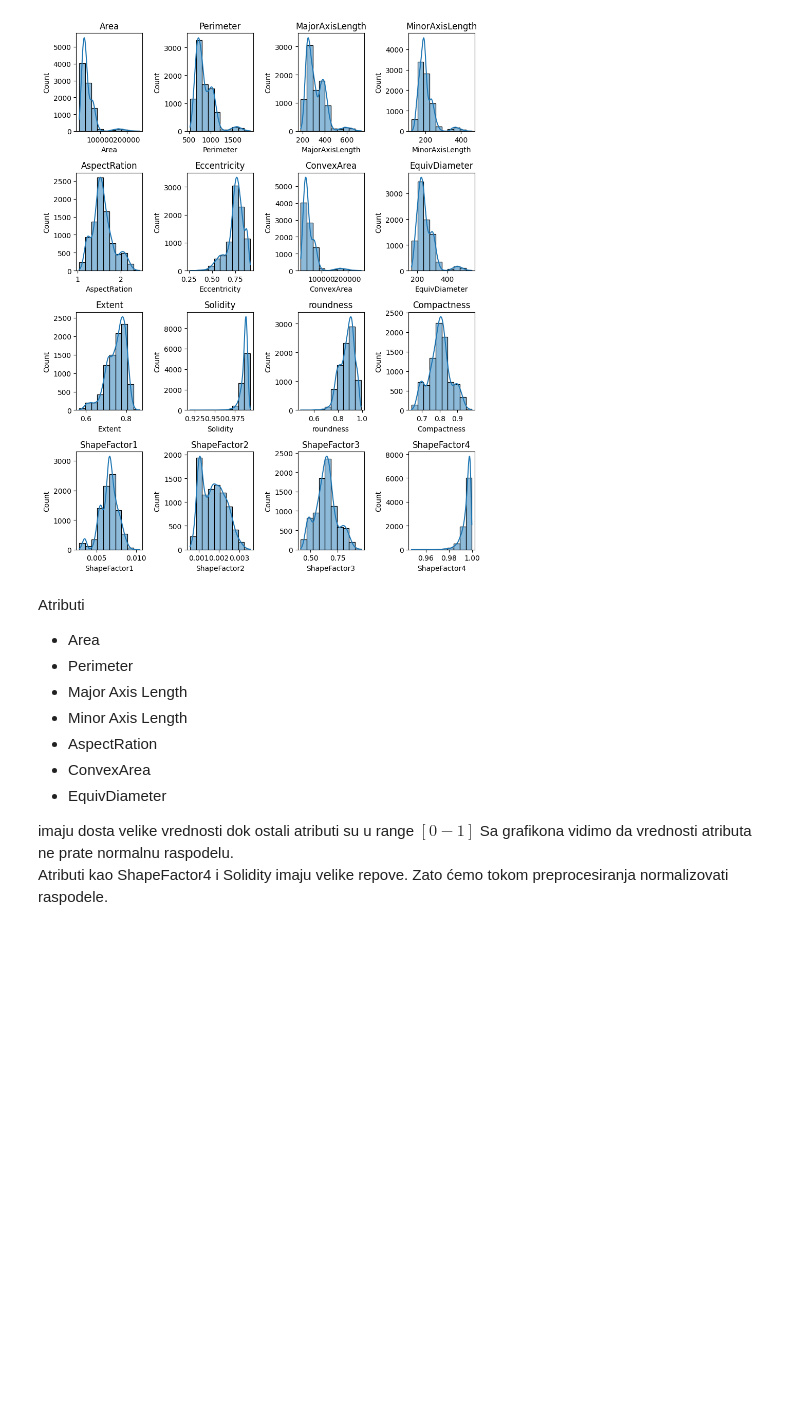
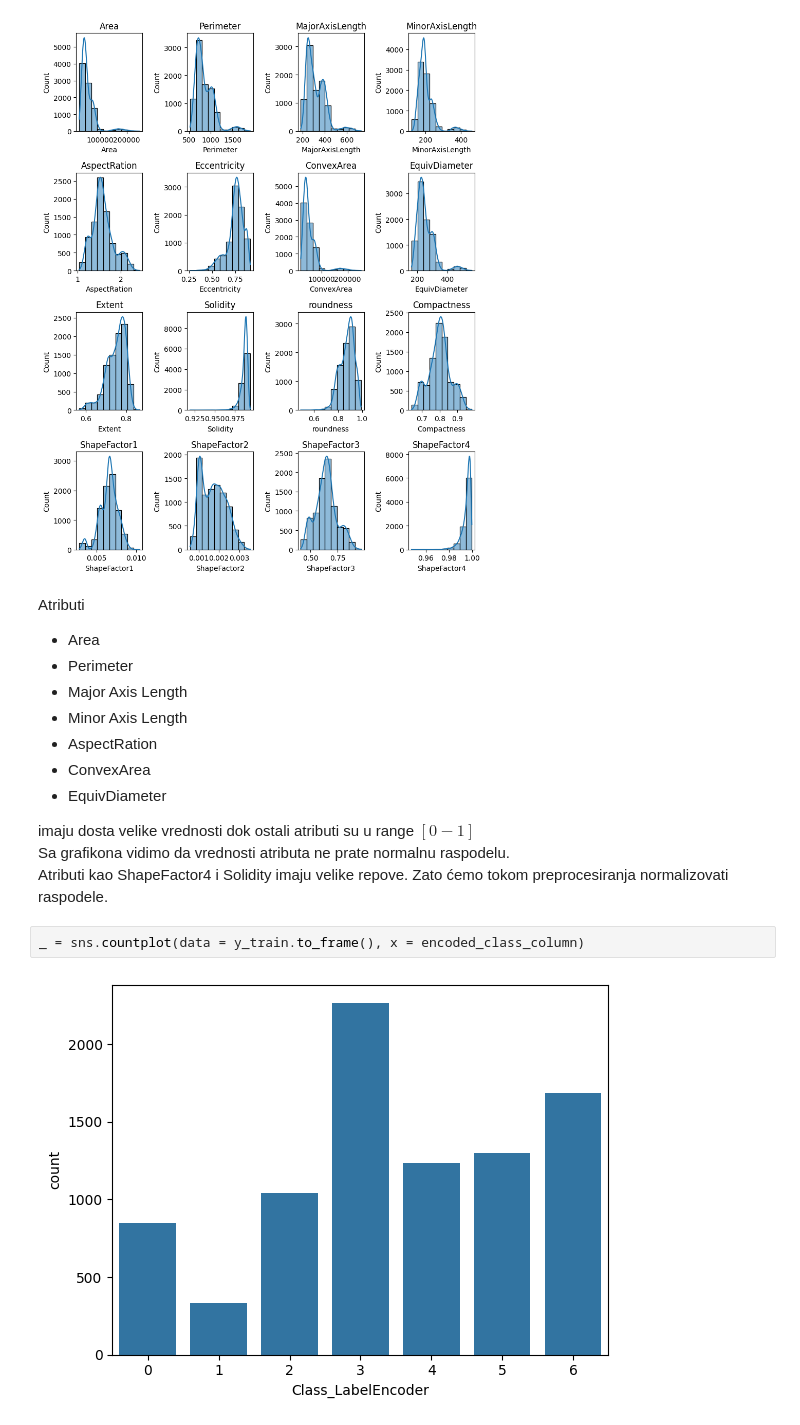
Before and after one commit to danilo-milosevic/DataDenoising, a Jupyter notebook: Denoising.ipynb, the cells around one changed output. Cells and saved outputs as stored; diff of their text form; blank space fills up the shorter version.

Commit message:
Refactor attributes and class count graphing

```diff
--- a/Denoising.ipynb
+++ b/Denoising.ipynb
@@ -135,6 +136,10 @@ Atributi
 - ConvexArea
 - EquivDiameter
 
-imaju dosta velike vrednosti dok ostali atributi su u range $[0-1]$
+imaju dosta velike vrednosti dok ostali atributi su u range $[0-1]$ \
 Sa grafikona vidimo da vrednosti atributa ne prate normalnu raspodelu.\
 Atributi kao ShapeFactor4 i Solidity imaju velike repove. Zato ćemo tokom preprocesiranja normalizovati raspodele.
+# %%
+_ = sns.countplot(data = y_train.to_frame(), x = encoded_class_column)
+# %% [output]
+[figure, added]
```
Also changed, not shown: parts of 5 cells of this notebook, 1 other file.
